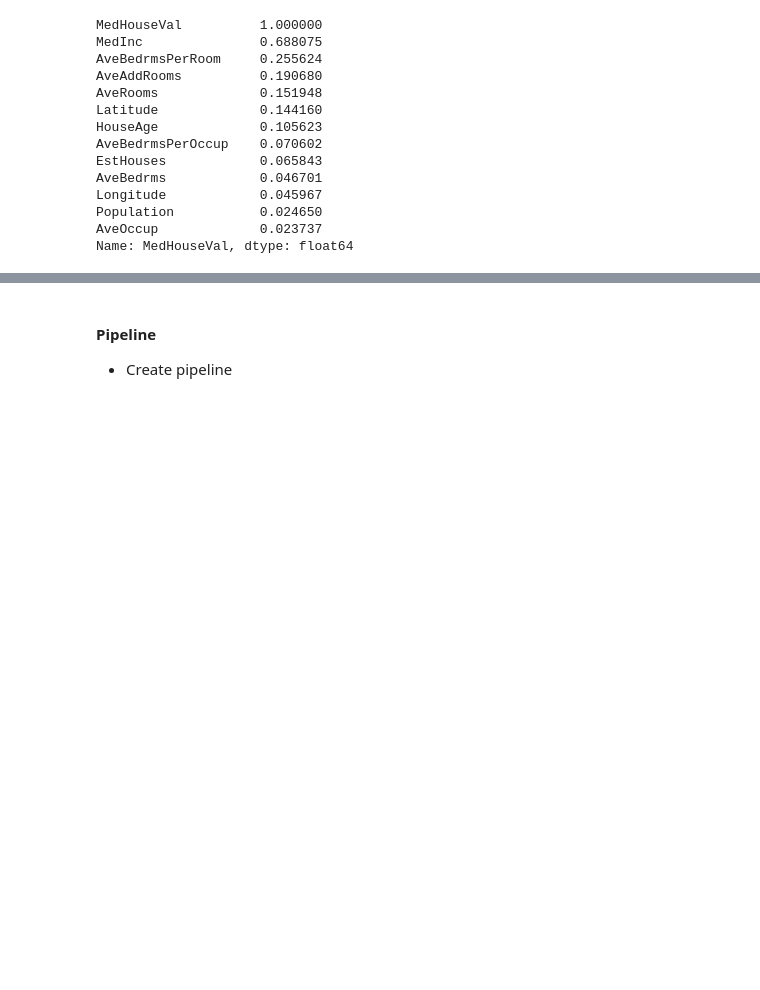
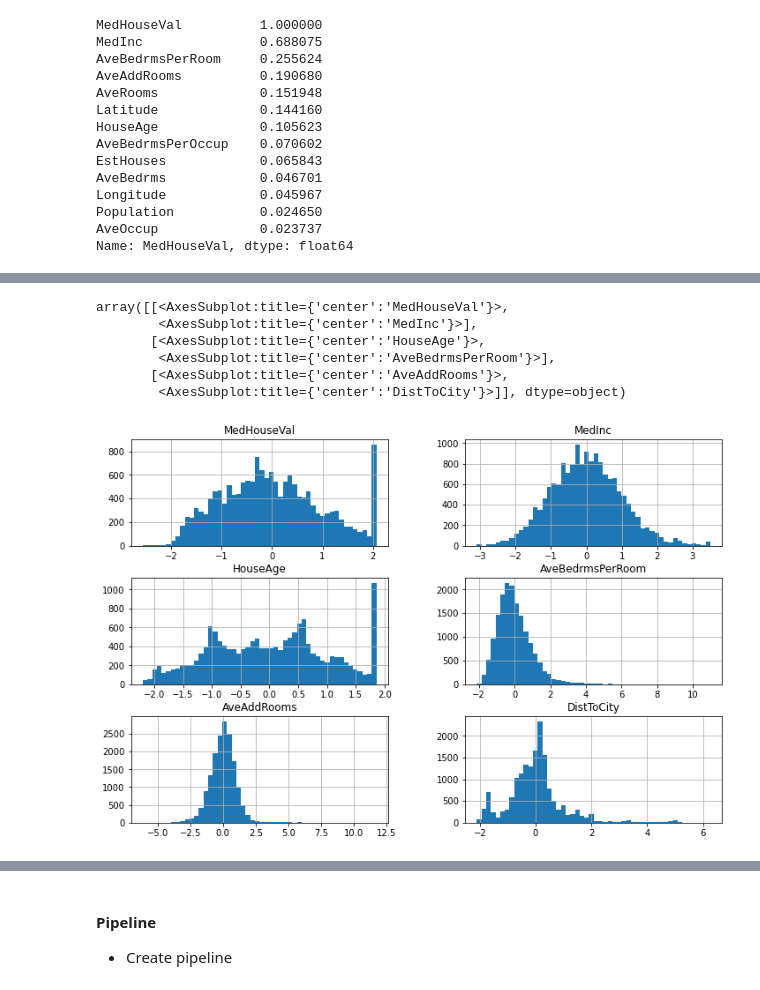
Before and after one commit to kaihulme/ml-analysis, a Jupyter notebook: notebooks/03_regression.ipynb, the cells around one changed output, grey strips where cells are left out. Drawn from its saved outputs; the diff is of its cells as text; code cells hidden in the pictures; blank space fills up the shorter version.

```diff
--- a/notebooks/03_regression.ipynb
+++ b/notebooks/03_regression.ipynb
@@ -410,0 +522,5 @@ with bayesian_linreg(X_train, y_train):
+# %%
+scaler = StandardScaler()
+scaled_data = scaler.fit_transform(new_data)
+
+print(scaled_data)
@@ -410,0 +535,12 @@ with bayesian_linreg(X_train, y_train):
+# %%
+scaled_df = pd.DataFrame(scaled_data, columns=features)
+
+scaled_df.hist(figsize=(12, 8), bins=50)
+# %% [output]
+array([[<AxesSubplot:title={'center':'MedHouseVal'}>,
+        <AxesSubplot:title={'center':'MedInc'}>],
+       [<AxesSubplot:title={'center':'HouseAge'}>,
+        <AxesSubplot:title={'center':'AveBedrmsPerRoom'}>],
+       [<AxesSubplot:title={'center':'AveAddRooms'}>,
+        <AxesSubplot:title={'center':'DistToCity'}>]], dtype=object)
+[figure, added]
```
Also changed, not shown: parts of 39 cells of this notebook, 4 other files.
